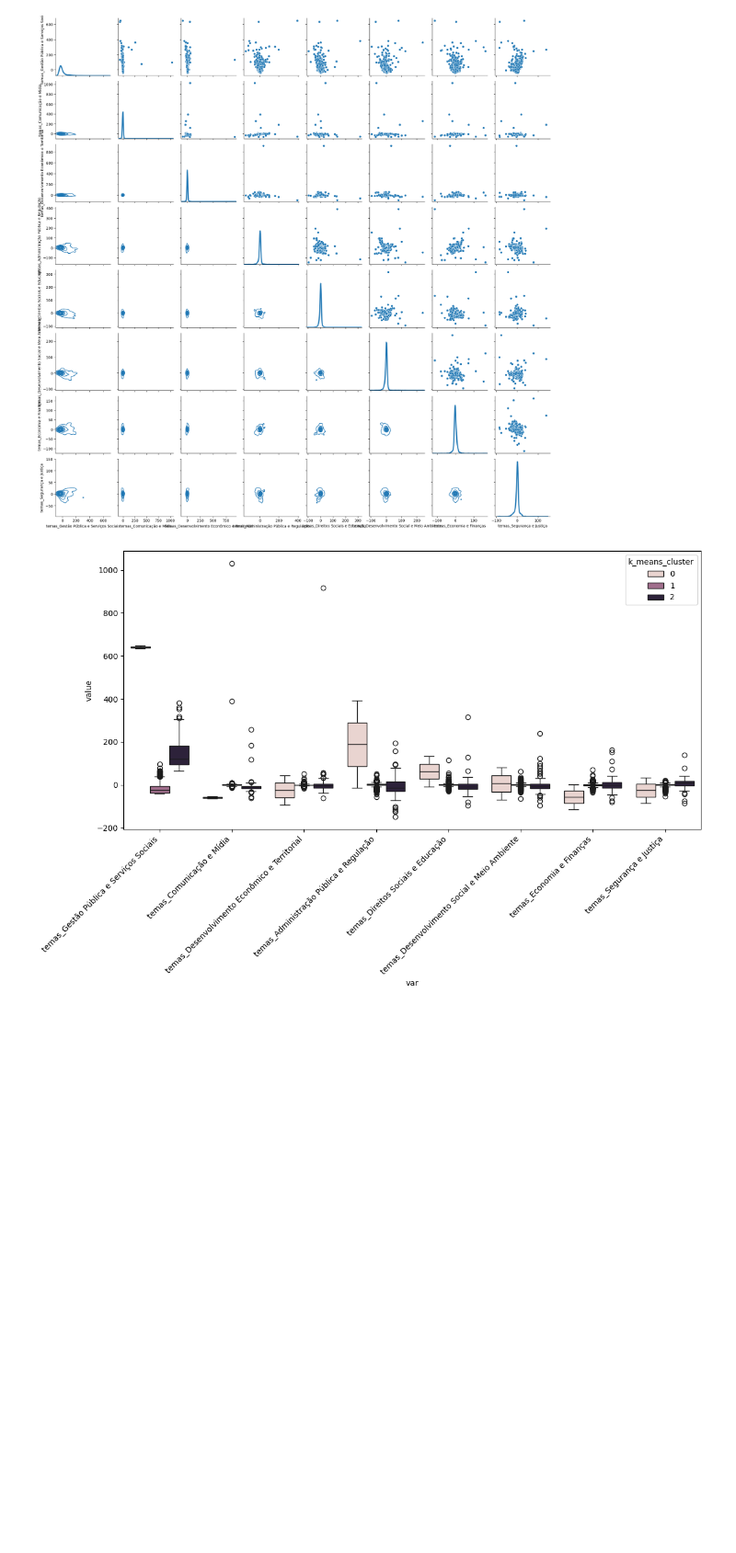
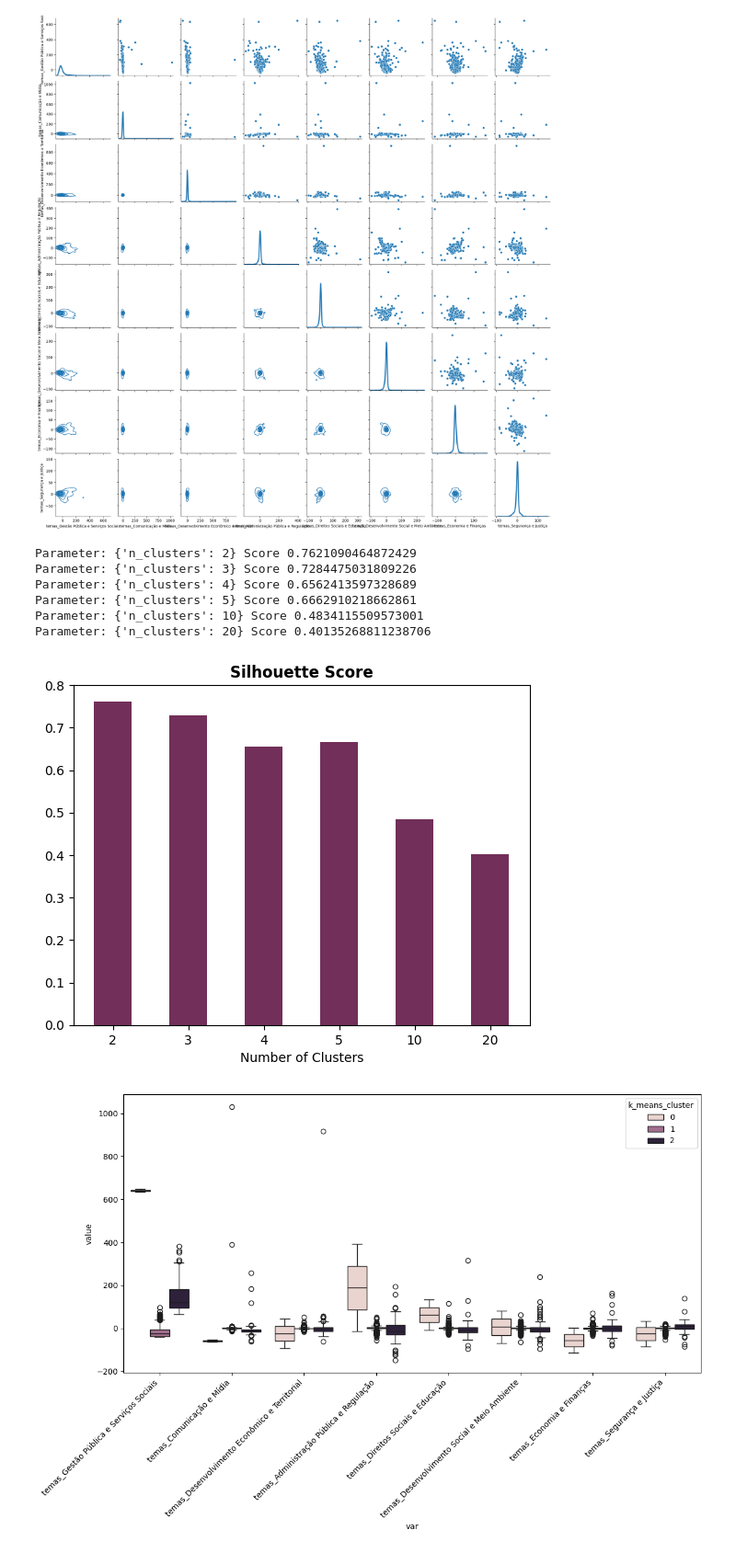
Before and after one commit to AcacioTelechi/multidimensional-legislative-profile, a Jupyter notebook: 3_analyze.ipynb, the cells around one changed output. Shown at 92% size. Cells and saved outputs as stored; diff of their text form; code cells hidden in the pictures; blank space fills up the shorter version.

```diff
--- a/3_analyze.ipynb
+++ b/3_analyze.ipynb
@@ -120,4 +120,14 @@ g.map_diag(sns.kdeplot, lw=3, legend=False)
 # %% [output]
 <seaborn.axisgrid.PairGrid at 0x...>
 [figure]
+# %%
+plots.plot_silhouette_score(df_pca_temas, parameters=[2,3,4,5,10,20])
+# %% [output]
+Parameter: {'n_clusters': 2} Score 0.7621090464872429
+Parameter: {'n_clusters': 3} Score 0.7284475031809226
+Parameter: {'n_clusters': 4} Score 0.6562413597328689
+Parameter: {'n_clusters': 5} Score 0.6662910218662861
+Parameter: {'n_clusters': 10} Score 0.4834115509573001
+Parameter: {'n_clusters': 20} Score 0.40135268811238706
+[figure, added]
 # %%
```
Also changed, not shown: parts of 9 cells of this notebook.
